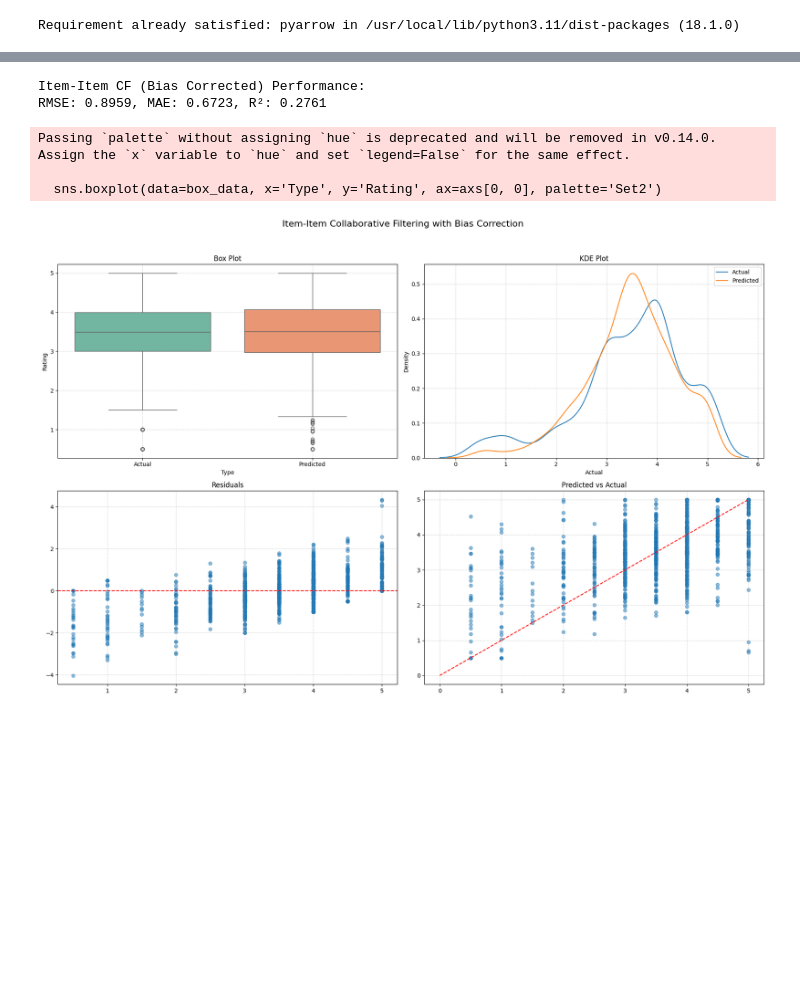
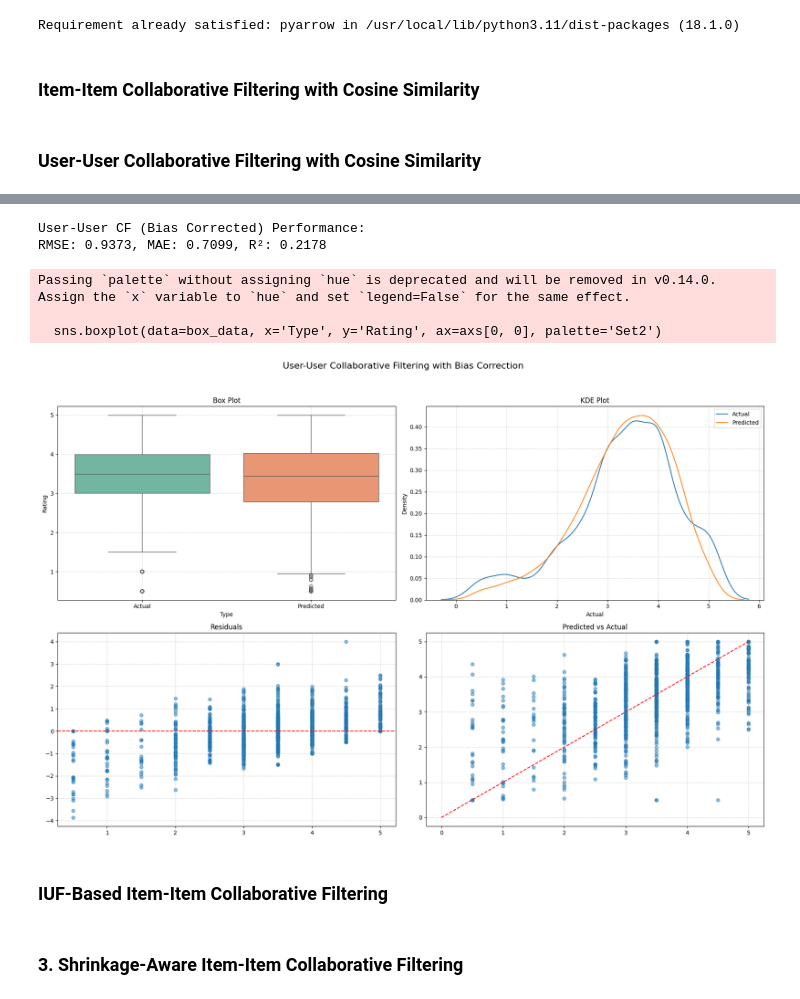
Before and after one commit to hawa1983/DATA-612, a Jupyter notebook: Project_2.ipynb, the cells around one changed output, grey strips where cells are left out. Drawn from its saved outputs; the diff is of its cells as text; code cells hidden in the pictures; blank space fills up the shorter version.

```diff
--- a/Project_2.ipynb
+++ b/Project_2.ipynb
@@ -2445,3 +2445,5 @@ KeyboardInterrupt:
 pip install pyarrow
 # %% [output]
 Requirement already satisfied: pyarrow in /usr/local/lib/python3.11/dist-packages (18.1.0)
+# %% [markdown]
+### Item-Item Collaborative Filtering with Cosine Similarity
@@ -2448,3 +2562,5 @@ Requirement already satisfied: pyarrow in /usr/local/lib/python3.11/dist-package
+# %% [markdown]
+### User-User Collaborative Filtering with Cosine Similarity
 # %%
 # --- Required Libraries ---
 import pandas as pd
@@ -2467,40 +2583,41 @@ item_means = train_ratings.groupby('movieId')['rating'].mean()
 user_means = train_ratings.groupby('userId')['rating'].mean()
 
 # --- Step 3: Save to Parquet ---
-user_item_matrix.to_parquet("user_item_matrix.parquet")
-item_means.to_frame("item_mean").to_parquet("item_means.parquet")
-user_means.to_frame("user_mean").to_parquet("user_means.parquet")
+user_item_matrix.to_parquet("user_item_matrix_user_user.parquet")
+item_means.to_frame("item_mean").to_parquet("item_means_user_user.parquet")
+user_means.to_frame("user_mean").to_parquet("user_means_user_user.parquet")
 
 # --- Step 4: Compute and Save Similarity Matrix ---
 user_item_centered = user_item_matrix.sub(user_item_matrix.mean(axis=1), axis=0)
-item_item_sim = pd.DataFrame(
-    cosine_similarity(user_item_centered.T.fillna(0)),
-    index=user_item_centered.columns,
-    columns=user_item_centered.columns
+user_user_sim = pd.DataFrame(
+    cosine_similarity(user_item_centered.fillna(0)),
+    index=user_item_centered.index,
+    columns=user_item_centered.index
 )
-item_item_sim.to_parquet("item_item_similarity.parquet")
+user_user_sim.to_parquet("user_user_similarity.parquet")
 
 # --- Step 5: Reload for Prediction (simulate later usage) ---
-user_item_matrix = pd.read_parquet("user_item_matrix.parquet")
-item_means = pd.read_parquet("item_means.parquet")['item_mean']
-user_means = pd.read_parquet("user_means.parquet")['user_mean']
-item_item_sim = pd.read_parquet("item_item_similarity.parquet")
+user_item_matrix = pd.read_parquet("user_item_matrix_user_user.parquet")
+item_means = pd.read_parquet("item_means_user_user.parquet")['item_mean']
+user_means = pd.read_parquet("user_means_user_user.parquet")['user_mean']
+user_user_sim = pd.read_parquet("user_user_similarity.parquet")
 
-# --- Step 6: Bias-Corrected Item-Item CF Prediction ---
-def predict_item_item_bias_corrected(uid, mid, topn=10):
-    if uid not in user_item_matrix.index or mid not in item_item_sim.index:
+# --- Step 6: Bias-Corrected User-User CF Prediction ---
+def predict_user_user_bias_corrected(uid, mid):
+    if uid not in user_user_sim.index or mid not in user_item_matrix.columns:
         return global_mean
 
-    sims = item_item_sim[mid].drop(mid)
-    rated_items = user_item_matrix.loc[uid].dropna()
-    sims = sims.loc[sims.index.intersection(rated_items.index)]
+    sims = user_user_sim.loc[uid].drop(uid, errors='ignore')
+    sim_users = user_item_matrix[mid].dropna()
+    sims = sims.loc[sims.index.intersection(sim_users.index)]
 
     if sims.empty:
         return user_means.get(uid, global_mean) + item_means.get(mid, global_mean) - global_mean
 
-    ratings = rated_items[sims.index]
+    ratings = sim_users[sims.index]
     weights = sims / sims.abs().sum()
-    weighted_sum = (weights * (ratings - item_means[sims.index])).sum()
+    residuals = ratings - user_means[sims.index]
+    weighted_sum = (weights * residuals).sum()
 
     user_bias = user_means.get(uid, global_mean) - global_mean
     item_bias = item_means.get(mid, global_mean) - global_mean
@@ -2510,7 +2627,7 @@ def predict_item_item_bias_corrected(uid, mid, topn=10):
 # --- Step 7: Parallel Prediction ---
 def parallel_predict(row):
     uid, mid, actual = row['userId'], row['movieId'], row['rating']
-    pred = predict_item_item_bias_corrected(uid, mid)
+    pred = predict_user_user_bias_corrected(uid, mid)
     return [uid, mid, actual, pred]
 
 results = Parallel(n_jobs=-1, backend="loky", verbose=1)(
@@ -2524,14 +2641,14 @@ rmse = np.sqrt(mean_squared_error(viz_df['Actual'], viz_df['Predicted']))
 mae = mean_absolute_error(viz_df['Actual'], viz_df['Predicted'])
 r2 = r2_score(viz_df['Actual'], viz_df['Predicted'])
 
-print(f"Item-Item CF (Bias Corrected) Performance:\nRMSE: {rmse:.4f}, MAE: {mae:.4f}, R²: {r2:.4f}")
+print(f"User-User CF (Bias Corrected) Performance:\nRMSE: {rmse:.4f}, MAE: {mae:.4f}, R²: {r2:.4f}")
 
 # --- Step 9: Visualizations ---
 sample_viz = viz_df.sample(n=min(len(viz_df), 1000), random_state=42)
 box_data = sample_viz[['Actual', 'Predicted']].melt(var_name='Type', value_name='Rating')
 
 fig, axs = plt.subplots(2, 2, figsize=(18, 12))
-fig.suptitle("Item-Item Collaborative Filtering with Bias Correction", fontsize=16)
+fig.suptitle("User-User Collaborative Filtering with Bias Correction", fontsize=16)
 
 # Box Plot
 sns.boxplot(data=box_data, x='Type', y='Rating', ax=axs[0, 0], palette='Set2')
@@ -2570,6 +2687,8 @@ plt.show()
-Item-Item CF (Bias Corrected) Performance:
-RMSE: 0.8959, MAE: 0.6723, R²: 0.2761
+User-User CF (Bias Corrected) Performance:
+RMSE: 0.9373, MAE: 0.7099, R²: 0.2178
 Passing `palette` without assigning `hue` is deprecated and will be removed in v0.14.0. Assign the `x` variable to `hue` and set `legend=False` for the same effect.
 
   sns.boxplot(data=box_data, x='Type', y='Rating', ax=axs[0, 0], palette='Set2')
-[figure, old version]
+[figure, new version]
+# %% [markdown]
+### IUF-Based Item-Item Collaborative Filtering
@@ -2575,0 +2806,2 @@ Passing `palette` without assigning `hue` is deprecated and will be removed in v
+# %% [markdown]
+### 3. Shrinkage-Aware Item-Item Collaborative Filtering
```
Also changed, not shown: parts of 5 cells of this notebook.
